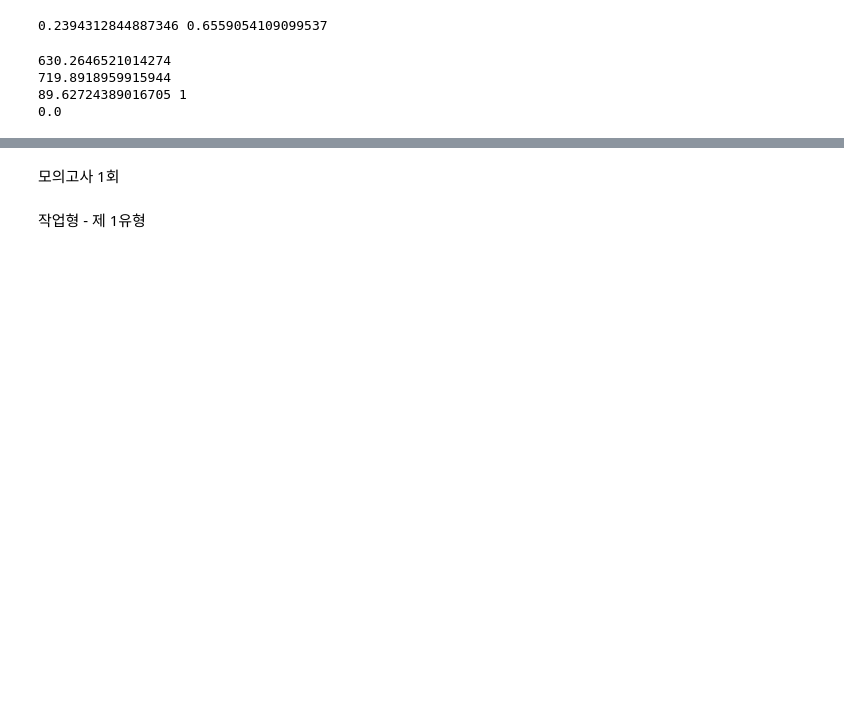
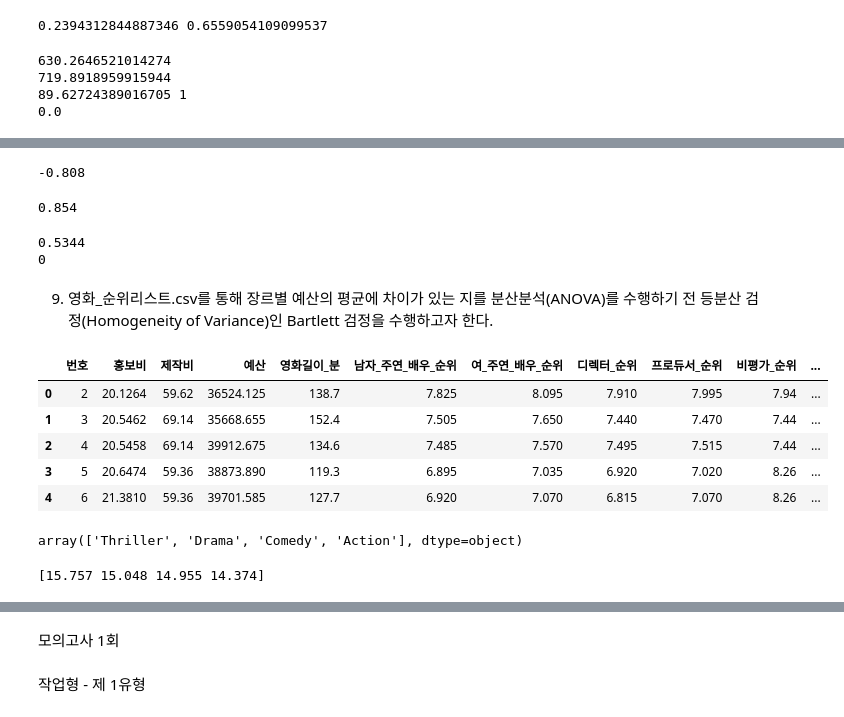
Before and after one commit to taek5000/BigDataAnalysis, a Jupyter notebook: practice.ipynb, the cells around one changed output, grey strips where cells are left out. Drawn from its saved outputs; the diff is of its cells as text; code cells hidden in the pictures; blank space fills up the shorter version.

Commit message:
movie

```diff
--- a/practice.ipynb
+++ b/practice.ipynb
@@ -694,0 +1427,36 @@ print(pval) # 모형이 잘 적합하고 있음
+# %%
+# 절편항 추정 회귀계수
+b0 = -0.8077
+b0 = round(b0, 3)
+print(b0)
+# %% [output]
+-0.808
+# %%
+import numpy as np
+# 여성에 비해 남성의 성공에 대한 오즈가 몇 배인지를 구하려면
+# 오즈비 = 남성의 성공 오즈 / 여성의 성공 오즈
+odds_ratio = round(np.exp(-0.1575), 3)
+print(odds_ratio)
+# %% [output]
+0.854
+# %%
+# 9번째 사람의 성공 예측 확률
+y_prob = round(result.predict(X)[8], 4)
+print(y_prob)
+print(0)
+# %% [output]
+0.5344
+0
+# %% [markdown]
+09. 영화_순위리스트.csv를 통해 장르별 예산의 평균에 차이가 있는 지를 분산분석(ANOVA)를 수행하기 전 등분산 검정(Homogeneity of Variance)인 Bartlett 검정을 수행하고자 한다.
+# %%
+import pandas as pd
+movie = pd.read_csv('./data/영화_순위리스트.csv', encoding = 'cp949')
+movie.head()
+# %% [output]
+|  | 번호 | 홍보비 | 제작비 | 예산 | 영화길이_분 | 남자_주연_배우_순위 | 여_주연_배우_순위 | 디렉터_순위 | 프로듀서_순위 | 비평가_순위 | ... |
+| 0 | 2 | 20.1264 | 59.62 | 36524.125 | 138.7 | 7.825 | 8.095 | 7.910 | 7.995 | 7.94 | ... |
+| 1 | 3 | 20.5462 | 69.14 | 35668.655 | 152.4 | 7.505 | 7.650 | 7.440 | 7.470 | 7.44 | ... |
+| 2 | 4 | 20.5458 | 69.14 | 39912.675 | 134.6 | 7.485 | 7.570 | 7.495 | 7.515 | 7.44 | ... |
+| 3 | 5 | 20.6474 | 59.36 | 38873.890 | 119.3 | 6.895 | 7.035 | 6.920 | 7.020 | 8.26 | ... |
+| 4 | 6 | 21.3810 | 59.36 | 39701.585 | 127.7 | 6.920 | 7.070 | 6.815 | 7.070 | 8.26 | ... |
@@ -694,0 +1467,5 @@ print(pval) # 모형이 잘 적합하고 있음
+# %%
+# 장르 unique 확인
+genre.unique()
+# %% [output]
+array(['Thriller', 'Drama', 'Comedy', 'Action'], dtype=object)
@@ -694,0 +1478,18 @@ print(pval) # 모형이 잘 적합하고 있음
+# %%
+# 합동분산
+
+# 집단별 표본 분산
+var_i = [budget_thriller.var(), budget_comedy.var(), budget_drama.var(), budget_action.var()]
+
+# 집단별 관측치 수
+n_i = [len(budget_thriller), len(budget_comedy), len(budget_drama), len(budget_action)]
+
+N = sum(n_i)
+k = 4 # 집단의 수
+
+import numpy as np
+log_sp2 = np.log((np.subtract(n_i, 1) * var_i) / (N-k))
+log_sp2 = np.round(log_sp2, 3)
+print(log_sp2)
+# %% [output]
+[15.757 15.048 14.955 14.374]
```
Also changed, not shown: parts of 170 cells of this notebook, 14 other files.
